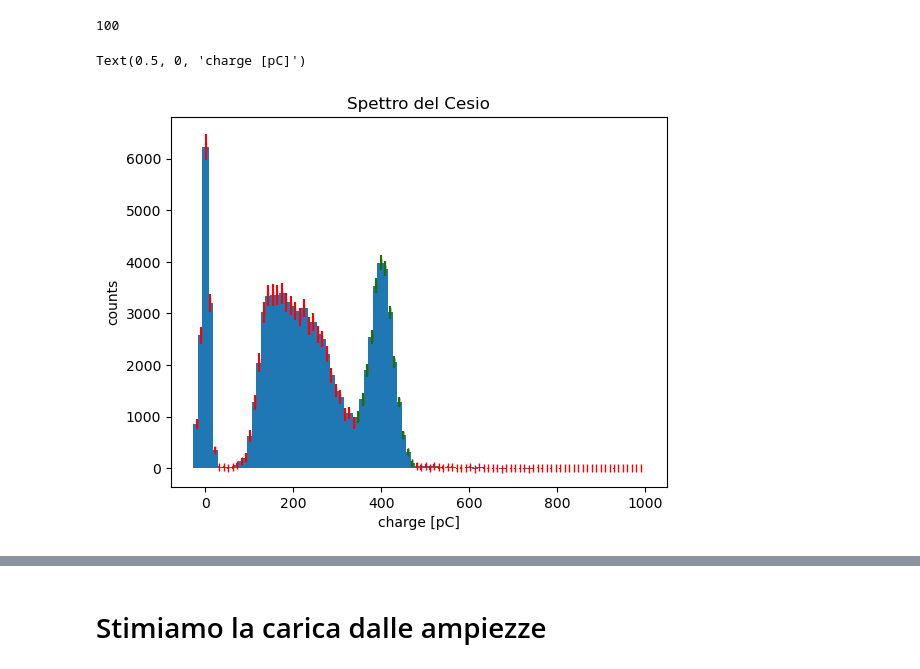
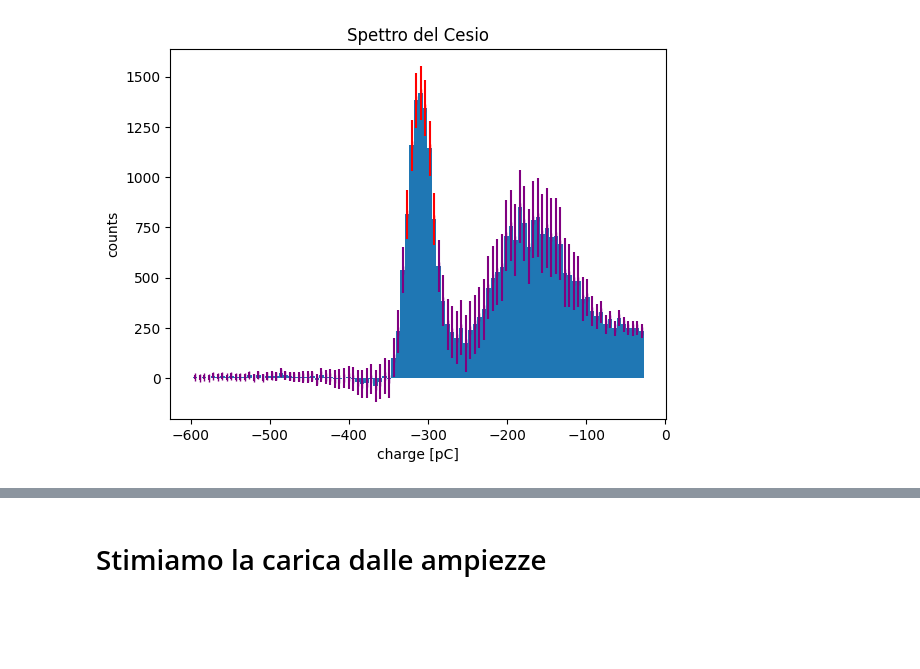
Before and after one commit to 0-DvD-0/Sfera, a Jupyter notebook: Jupyter/SpectrumAnalysis.ipynb, the cells around one changed output, grey strips where cells are left out. Cells and saved outputs as stored; diff of their text form; code cells hidden in the pictures; blank space fills up the shorter version.

```diff
--- a/Jupyter/SpectrumAnalysis.ipynb
+++ b/Jupyter/SpectrumAnalysis.ipynb
@@ -76,0 +12,7 @@ ampN=ampN[trueX]
+# %%
+channel = 5
+
+RunCs = uproot.open('../Dati/25_03/Run_chall_Cs_Measurements_Only_3_25_2024_0000.root')
+
+noise_file = '../Dati/Noises/ch' + str(channel) + '.root'
+RunNoise = uproot.open(noise_file)
@@ -77,8 +99,6 @@ ampN=ampN[trueX]
 # %%
 bin = 100
 
-
-bin1,edge1,_ = plt.hist(chargeCs, bins=bin, range=(-1000,20))
-bin2,edge2,_= plt.hist(chargeN, bins=bin, range=(-1000,20), alpha=0.6)
-#ùplt.savefig('hist1_40.pdf')
+binCs, edgeCs, _ = plt.hist(chargeCs, bins=bin, range=(-600, Q_max), density = False)
+binN , edgeN , _= plt.hist(chargeN, bins=bin, range=(-600, Q_max), alpha=0.6, density = False)
 # %% [output]
@@ -89,0 +112,7 @@ print(np.size(edge2))
+# %%
+binSign = binCs - binN / TN_eff * TCs_eff * 3
+
+wdt = edgeN[1] - edgeN[0]
+trash = plt.bar(edgeN[1:],binCs,width=wdt)
+trash = plt.bar(edgeN[1:],binN / TN_eff * TCs_eff ,width=wdt)
+trash = plt.bar(edgeN[1:],binN / T_noises[channel]* TCs_eff,width=wdt, alpha = 0.5)
@@ -90,25 +121,32 @@ print(np.size(edge2))
 # %%
-binTot=bin1-(bin2*TCs/TN)
-edgenew=-edge2
-plt.bar(edgenew[1:],binTot,width=15)
-""""
-cov=(np.mean(bin1*bin2)-np.mean(bin1)*np.mean(bin2))
-print(cov)
-corr=cov/(np.std(bin1)*np.std(bin2))
-print(corr)
-"""
-err=np.sqrt(bin1+(bin2*TCs/TN))
-print(np.size(err))
-plt.errorbar(edgenew[1:], binTot, err*2, color='red', fmt='|')
+wdt = edgeN[1] - edgeN[0]
+
+trash = plt.bar(edgeN[1:],binSign,width = wdt)
+
+err = np.sqrt(binCs  + binN )
+
+#Determinazione del picco
+peak_cntr = np.argmax(binSign)
+peak_ledge = peak_cntr - int(bin/30)
+peak_redge = peak_cntr + int(bin/25)
+
+
+trash = plt.errorbar(edgeN[1:peak_ledge+1], binSign[:peak_ledge], err[:peak_ledge]*2, color='purple', fmt='|')
+trash = plt.errorbar(edgeN[peak_redge+1:], binSign[peak_redge:], err[peak_redge:]*2, color='purple', fmt='|')
+
 #print(np.size(edgenew[50:70]), np.size(binTot[49:69]), np.size(err[49:69]))
-plt.errorbar(edgenew[52:65], binTot[51:64], 2*err[51:64], color='green', fmt='|')
+trash = plt.errorbar(edgeN[peak_ledge+1:peak_redge+1],
+                     binSign[peak_ledge:peak_redge],
+                     2*err[peak_ledge:peak_redge],
+                     color='red', fmt='|')
+
+
+
 plt.title("Spettro del Cesio")
 plt.ylabel("counts")
 plt.xlabel("charge [pC]")
-#plt.savefig("SpettroSchifo.pdf")
+plt.show()
 # %% [output]
-100
-Text(0.5, 0, 'charge [pC]')
-[figure, old version]
+[figure, new version]
 # %%
 #Isolo la parte di spettro legata al fotoelettrico
```
Also changed, not shown: parts of 17 cells of this notebook, 2 other files.
